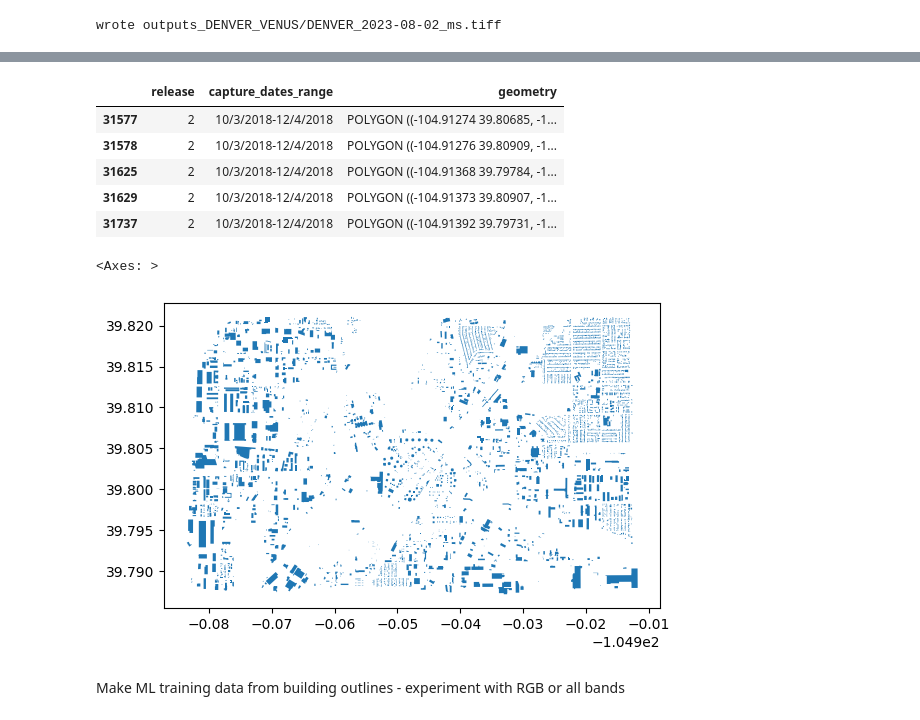
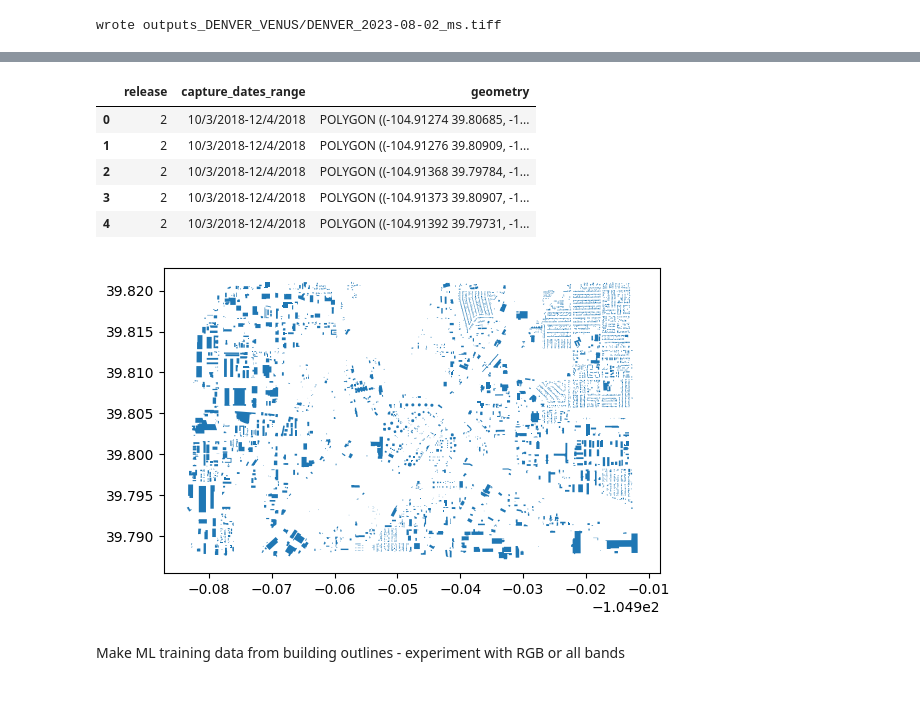
Before and after one commit to earthdaily/bids2023-hackathon, a Jupyter notebook: venus-denver-with-building-model.ipynb, the cells around one changed output, grey strips where cells are left out. Drawn from its saved outputs; the diff is of its cells as text; code cells hidden in the pictures.

Commit message:
Add geojson

```diff
--- a/venus-denver-with-building-model.ipynb
+++ b/venus-denver-with-building-model.ipynb
@@ -337,20 +370,19 @@ We now use building footprints from https://github.com/microsoft/USBuildingFootp
 # %%
-gdf = gpd.read_file("/Users/robin.cole/Documents/datasets/USBuildingFootprints/Colorado.geojson")
+gdf = gpd.read_file("denver_roi.geojson")
 
 minx, miny, maxx, maxy = bbox
 gdf = gdf.cx[minx:maxx, miny:maxy] # Filter out only the polygons within the bounding box
 gdf.head()
 # %% [output]
 |  | release | capture_dates_range | geometry |
-| 31577 | 2 | 10/3/2018-12/4/2018 | POLYGON ((-104.91274 39.80685, -1... |
-| 31578 | 2 | 10/3/2018-12/4/2018 | POLYGON ((-104.91276 39.80909, -1... |
-| 31625 | 2 | 10/3/2018-12/4/2018 | POLYGON ((-104.91368 39.79784, -1... |
-| 31629 | 2 | 10/3/2018-12/4/2018 | POLYGON ((-104.91373 39.80907, -1... |
-| 31737 | 2 | 10/3/2018-12/4/2018 | POLYGON ((-104.91392 39.79731, -1... |
+| 0 | 2 | 10/3/2018-12/4/2018 | POLYGON ((-104.91274 39.80685, -1... |
+| 1 | 2 | 10/3/2018-12/4/2018 | POLYGON ((-104.91276 39.80909, -1... |
+| 2 | 2 | 10/3/2018-12/4/2018 | POLYGON ((-104.91368 39.79784, -1... |
+| 3 | 2 | 10/3/2018-12/4/2018 | POLYGON ((-104.91373 39.80907, -1... |
+| 4 | 2 | 10/3/2018-12/4/2018 | POLYGON ((-104.91392 39.79731, -1... |
 # %%
-gdf.plot()
+gdf.plot();
 # %% [output]
-<Axes: >
 [figure]
 # %% [markdown]
 Make ML training data from building outlines - experiment with RGB or all bands
```
Also changed, not shown: parts of 16 cells of this notebook, 1 other file.
